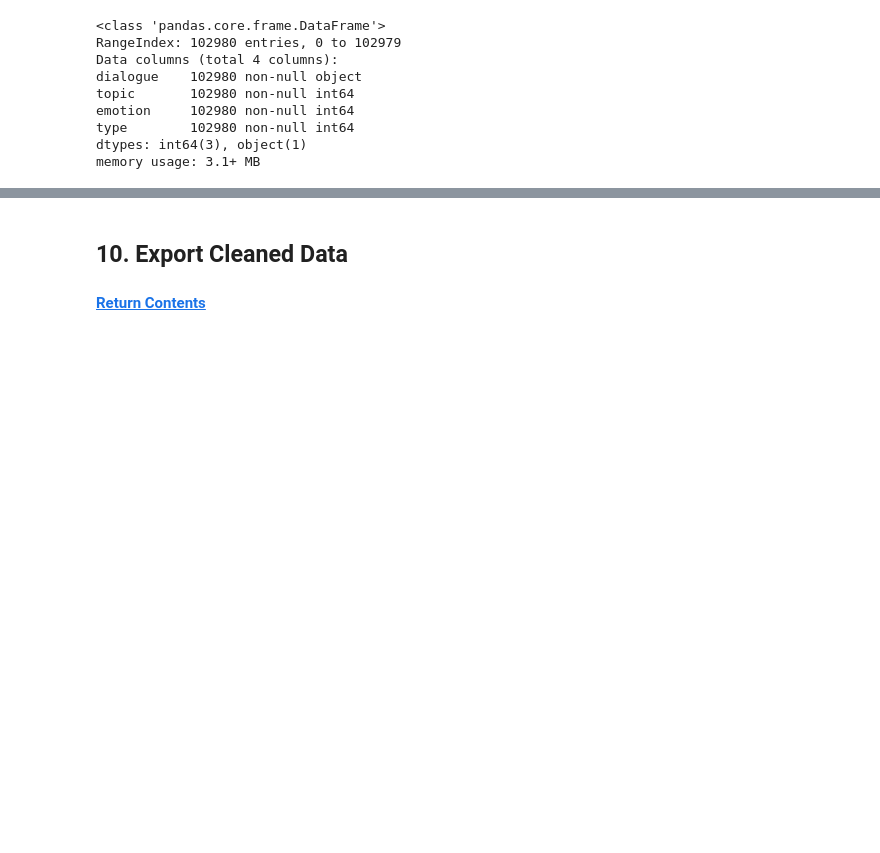
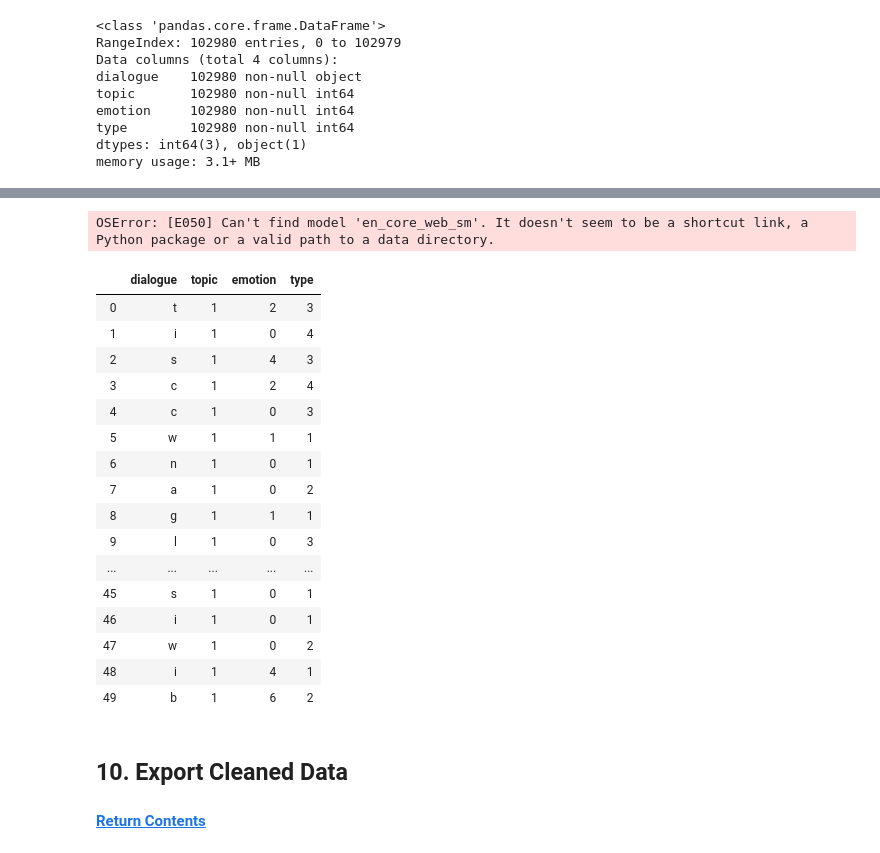
Before and after one commit to mfflavell/AEI_Artifical_Emotional_Intelligence, a Jupyter notebook: emotion_ai_cleaning.ipynb, the cells around one changed output, grey strips where cells are left out. Saved outputs shown, nothing was run; the diff lists cells and outputs as text; code cells hidden in the pictures; blank space fills up the shorter version.

```diff
--- a/emotion_ai_cleaning.ipynb
+++ b/emotion_ai_cleaning.ipynb
@@ -405,0 +673,2 @@ memory usage: 3.1+ MB
+# %%
+df['dialogue'] = df.dialogue.apply(nltk2wn_tag)
@@ -405,0 +684,2 @@ memory usage: 3.1+ MB
+# %%
+df['dialogue'] = df.dialogue.apply(lemmatize_sentence)
@@ -405,0 +706,38 @@ memory usage: 3.1+ MB
+# %%
+import spacy
+# Load English tokenizer, tagger,
+# parser, NER and word vectors
+nlp = spacy.load("en_core_web_sm")
+# %% [output]
+OSError: [E050] Can't find model 'en_core_web_sm'. It doesn't seem to be a shortcut link, a Python package or a valid path to a data directory.
+# %%
+import nltk
+
+# w_tokenizer = nltk.tokenize.WhitespaceTokenizer()
+lemmatizer = nltk.stem.WordNetLemmatizer()
+
+def lemmatize_text(text):
+    for word in text:
+        return lemmatizer.lemmatize(word)
+# %%
+df['dialogue'] = df.dialogue.apply(lemmatize_text)
+# %%
+df.head(50)
+# %% [output]
+|  | dialogue | topic | emotion | type |
+| 0 | t | 1 | 2 | 3 |
+| 1 | i | 1 | 0 | 4 |
+| 2 | s | 1 | 4 | 3 |
+| 3 | c | 1 | 2 | 4 |
+| 4 | c | 1 | 0 | 3 |
+| 5 | w | 1 | 1 | 1 |
+| 6 | n | 1 | 0 | 1 |
+| 7 | a | 1 | 0 | 2 |
+| 8 | g | 1 | 1 | 1 |
+| 9 | l | 1 | 0 | 3 |
+| ... | ... | ... | ... | ... |
+| 45 | s | 1 | 0 | 1 |
+| 46 | i | 1 | 0 | 1 |
+| 47 | w | 1 | 0 | 2 |
+| 48 | i | 1 | 4 | 1 |
+| 49 | b | 1 | 6 | 2 |
```
Also changed, not shown: parts of 34 cells of this notebook, 1 other file.
